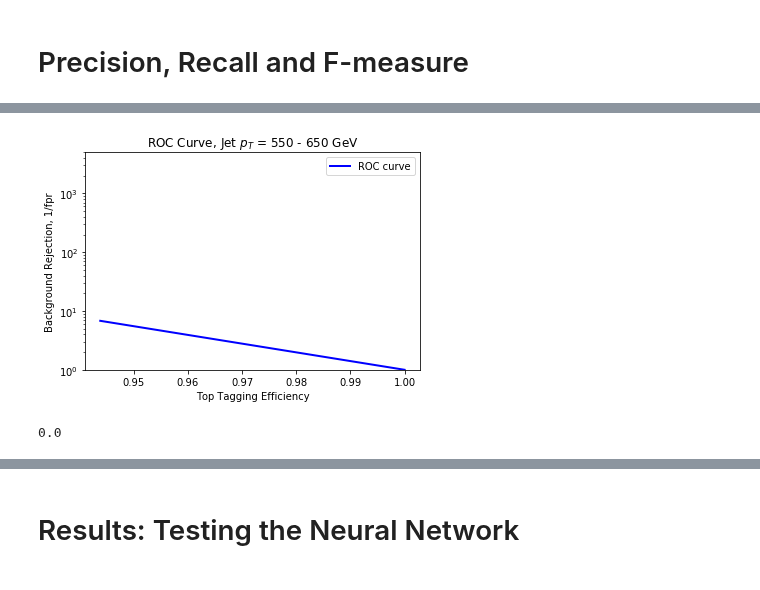
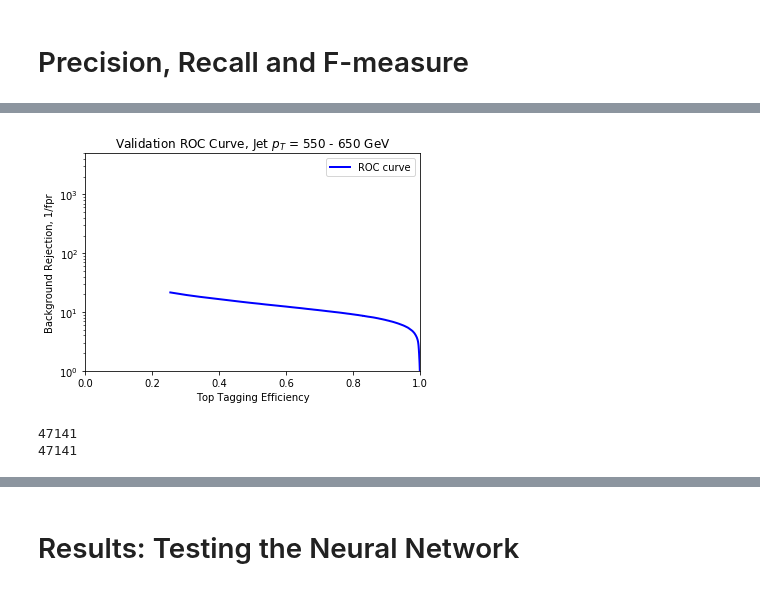
Before and after one commit to genny07/Top-Tagging-Neural-Networks, a Jupyter notebook: pytorch_DNN_5.ipynb, the cells around one changed output, grey strips where cells are left out. Drawn from its saved outputs; the diff is of its cells as text; code cells hidden in the pictures.

```diff
--- a/pytorch_DNN_5.ipynb
+++ b/pytorch_DNN_5.ipynb
@@ -179,7 +216,6 @@ training_loss_list=[]
 validation_loss_list=[]
 training_acc_list=[]
 validation_acc_list = []
-
 
 for epoch in range(num_epochs):
 #Training cycle (forward, backward, update)
@@ -194,7 +230,7 @@ for epoch in range(num_epochs):
     for i, data in enumerate(training_loader, 0):
 
         ### 1. get the inputs ###
-        inputs,labels=data
+        inputs,labels,_=data
 
         ### 2. wrap them in Variable ###
         inputs, labels = Variable(inputs), Variable(labels)
@@ -207,13 +243,14 @@ for epoch in range(num_epochs):
 
         #print(labels.size())
         #print(outputs.size())
-
         #outputs = outputs[:,0]
         #print(labels.size())
         #print(outputs.size())
 
         #Compute loss
         loss=criterion(outputs,labels)
+        #loss=criterion(outputs.float(),labels.float())
+        #loss=criterion(outputs.long(),labels.long())
 
         #Zero gradients, perform a backward pass, and update the weights
         optimizer.zero_grad()
@@ -245,14 +282,19 @@ for epoch in range(num_epochs):
     val_corrects=0
     final_output = []
     final_preds = []
+    final_weights = []
+    final_labels = []
 
     with torch.no_grad():
         for data in validation_loader:
-            inputs,labels=data
+            inputs,labels,weights=data
             inputs,labels = Variable(inputs), Variable(labels)
             outputs = model(inputs)
+            weight_list=weights.numpy()
             #sum up batch loss
             loss = criterion(outputs,labels)
+            #loss = criterion(outputs.float(),labels.float())
+            #loss=criterion(outputs.long(),labels.long())
             #get the index of the max log-probability
             preds=torch.max(outputs.data,1)[1]
             val_loss += loss.item()*inputs.size(0)
@@ -262,6 +304,9 @@ for epoch in range(num_epochs):
 
             final_preds.extend(preds.data.numpy())
             final_output.extend(outputs[:,1].data.numpy())
+            #final_output.extend(outputs.data.numpy())
+            final_weights.extend(weight_list)
+            final_labels.extend(labels.data.numpy())
 
         epoch_loss = val_loss / val_len
         epoch_acc = val_corrects.double() / val_len
@@ -378,9 +439,11 @@ plt.show()
 # %%
-#validation_confusion_matrix = sklm.confusion_matrix(labels.data,preds)
-#tn, fp, fn, tp = sklm.confusion_matrix(labels.data,preds).ravel()
+val_outputs = np.array(final_output)
+val_predicted = np.array(final_preds)
+#val_truth = validation_dataset.y_data.numpy()
+val_truth = np.array(final_labels)
 
-validation_confusion_matrix = sklm.confusion_matrix(validation_dataset.y_data,final_output)
-tn, fp, fn, tp = sklm.confusion_matrix(validation_dataset.y_data,final_output).ravel()
+validation_confusion_matrix = sklm.confusion_matrix(val_truth,val_predicted)
+tn, fp, fn, tp = sklm.confusion_matrix(val_truth,val_predicted).ravel()
 
 print('TN = {}, FP = {}, FN = {}, TP = {}\n'.format(tn, fp, fn, tp))
 print('Confusion matrix of validation data:\n',validation_confusion_matrix)
@@ -486,34 +571,32 @@ background_rejection = safe_div(1,fpr)
 # %%
+##########################
+#Log Validation ROC Curve
+#########################
 background_rejection = safe_div(1,fpr)
-#background_rejection = 1/fpr[2:] #the first and second elements of fpr are usually zero, so disregard these to avoid divide by zero
+#background_rejection = 1/fpr[1:] #the first and second elements of fpr are usually zero, so disregard these to avoid divide by zero
 
 #ROC curve (using background rejection)
 fig4 = plt.figure(4)
 ax4 = fig4.add_subplot(111)
 
 #plt.plot(fpr,tpr)
 plt.semilogy(tpr[1:],background_rejection[1:],linewidth=2,linestyle='solid',color='blue',label="ROC curve")
 #plt.plot(background_rejection,background_rejection,linewidth=2,linestyle='dashed',color='b')
-plt.title('ROC Curve, Jet $p_T$ = 550 - 650 GeV')#,color='w')
-
-# ax4.spines['bottom'].set_color('white')
-# ax4.spines['top'].set_color('white')
-# ax4.xaxis.label.set_color('white')
-# ax4.yaxis.label.set_color('white')
-# ax4.tick_params(axis='x', colors='white')
-# ax4.tick_params(axis='y', colors='white')
+plt.title('Validation ROC Curve, Jet $p_T$ = 550 - 650 GeV')#,color='w')
 
 ax4.set_xlabel('Top Tagging Efficiency')#, color='white')
 ax4.set_ylabel('Background Rejection, 1/fpr')#, color='white')
-
 plt.ylim(1, 5000)
+plt.xlim(0,1)
 
 plt.legend(loc='upper right')
 plt.legend()
 plt.show()
 
-print(fpr[0])
+print(len(fpr))
+print(len(tpr))
 # %% [output]
-[figure, old version]
+[figure, new version]
-0.0
+47141
+47141
 # %%
```
Also changed, not shown: parts of 39 cells of this notebook, 4 other files.
